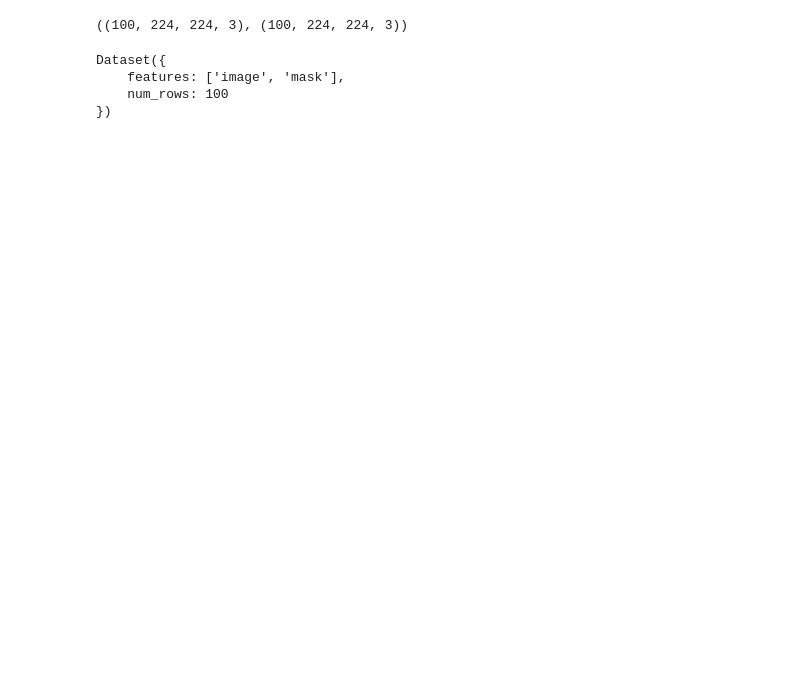
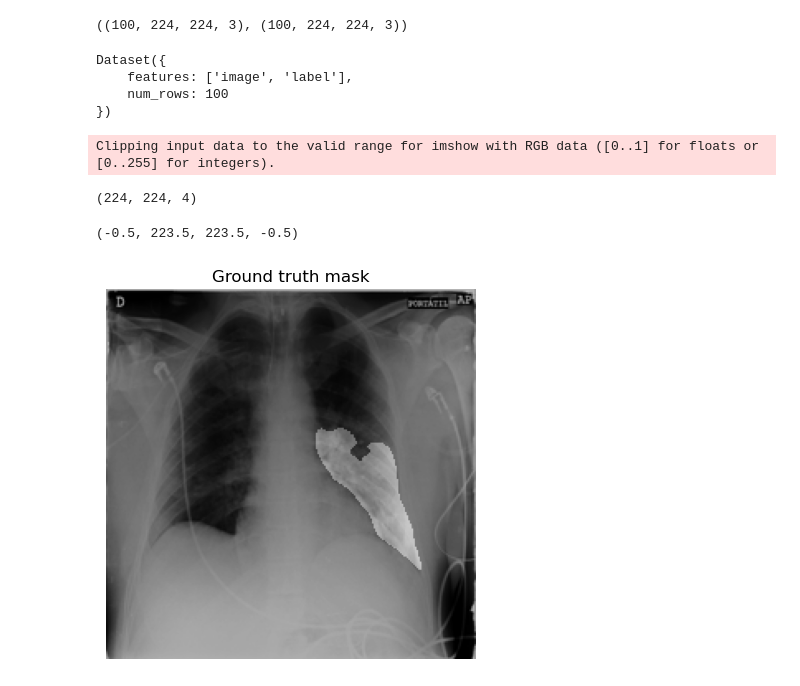
Before and after one commit to oliverc1623/cahsi-project, a Jupyter notebook: qata-covid19-sam-finetune.ipynb, the cells around one changed output. Saved outputs shown, nothing was run; the diff lists cells and outputs as text; code cells hidden in the pictures; blank space fills up the shorter version.

Commit message:
image mask overlay

```diff
--- a/qata-covid19-sam-finetune.ipynb
+++ b/qata-covid19-sam-finetune.ipynb
@@ -17,9 +18,18 @@ def numericalSort(value):
 def create_dataset(images, labels):
     dataset = Dataset.from_dict({"image": images,
                                 "label": labels})
-    # dataset = dataset.cast_column("image", Image())
-    # dataset = dataset.cast_column("label", Image())
+    dataset = dataset.cast_column("image", Image())
+    dataset = dataset.cast_column("label", Image())
     return dataset
+
+def show_mask(mask, ax, random_color=False):
+    if random_color:
+        color = np.concatenate([np.random.random(3), np.array([0.6])], axis=0)
+    else:
+        color = np.array([30/255, 144/255, 255/255, 0.7])
+    image_alpha = np.dstack((mask, np.zeros((224, 224)) + 0.5)) * color
+    print(image_alpha.shape)
+    ax.imshow(image_alpha)
 # %%
 train_filelist_xray = sorted(glob.glob('datasets/QaTa-COV19/QaTa-COV19-v2/Train Set/Images/*.png'), key=numericalSort)
 x_train = np.array([np.array(PIL.Image.open(file_xray).convert("RGB")) for file_xray in train_filelist_xray[:100]])
@@ -45,7 +43,24 @@ dataset = Dataset.from_dict({
+# %%
+dataset = create_dataset(x_train, y_train)
 # %%
 dataset
 # %% [output]
 Dataset({
-    features: ['image', 'mask'],
+    features: ['image', 'label'],
     num_rows: 100
 })
+# %%
+image = dataset[74]["image"]
+
+fig, axes = plt.subplots()
+axes.imshow(np.array(image))
+
+ground_truth_seg = np.array(dataset[74]["label"])
+show_mask(ground_truth_seg, axes, True)
+axes.title.set_text(f"Ground truth mask")
+axes.axis("off")
+# %% [output]
+Clipping input data to the valid range for imshow with RGB data ([0..1] for floats or [0..255] for integers).
+(224, 224, 4)
+(-0.5, 223.5, 223.5, -0.5)
+[figure, added]
```
Also changed, not shown: parts of 3 cells of this notebook.
